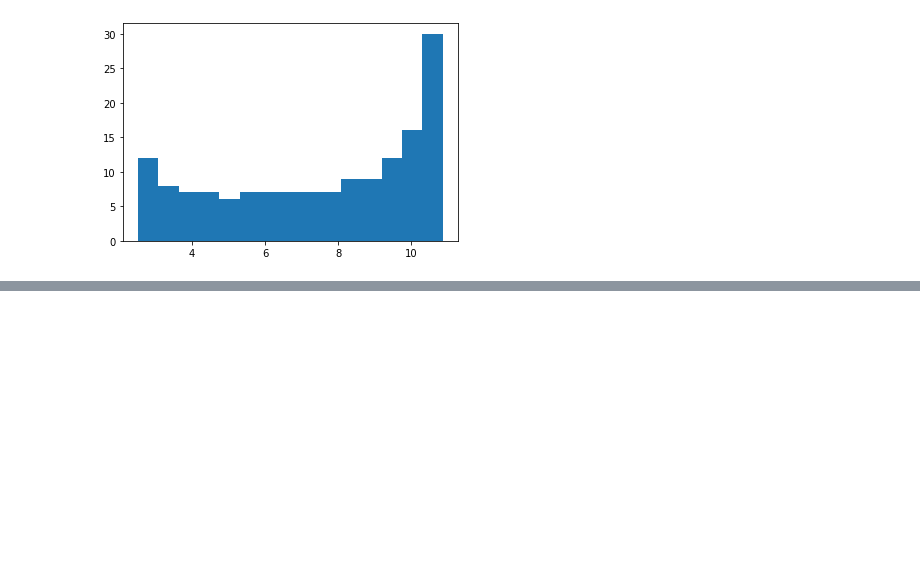
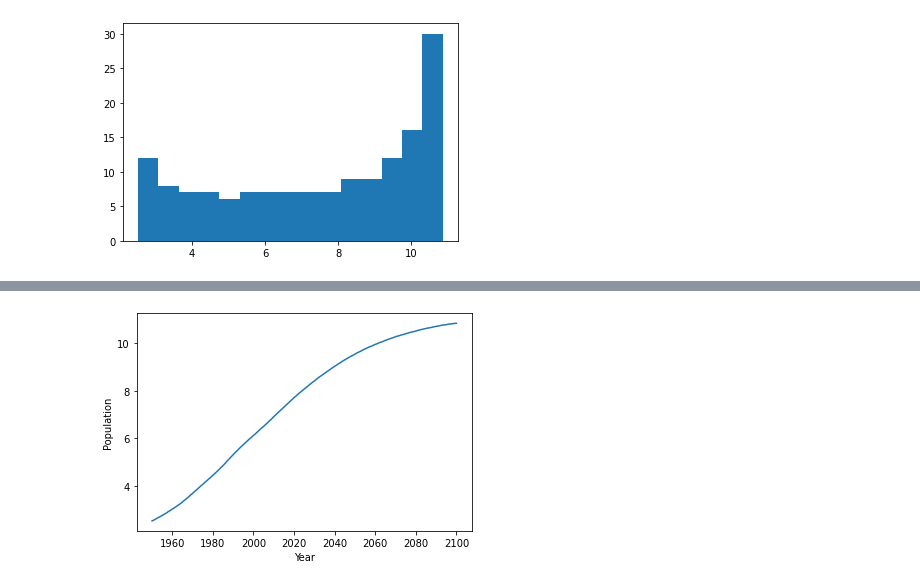
Before and after one commit to ammarlodhi255/machine-learning-with-python, a Jupyter notebook: matplotlib_basics.ipynb, the cells around one changed output, grey strips where cells are left out. Drawn from its saved outputs; the diff is of its cells as text; code cells hidden in the pictures; blank space fills up the shorter version.

Commit message:
labeling axies

```diff
--- a/matplotlib_basics.ipynb
+++ b/matplotlib_basics.ipynb
@@ -92 +91,12 @@ plt.clf()
 <Figure size 432x288 with 0 Axes>
+# %%
+# CUSTOMIZATION
+# Changing colors, shapes, axies, labels, and so on
+
+# Adding labels to axies
+plt.plot(year, pop)
+plt.xlabel('Year')
+plt.ylabel('Population')
+plt.show()
+# %% [output]
+[figure, added]
```
Also changed, not shown: parts of 3 cells of this notebook.
